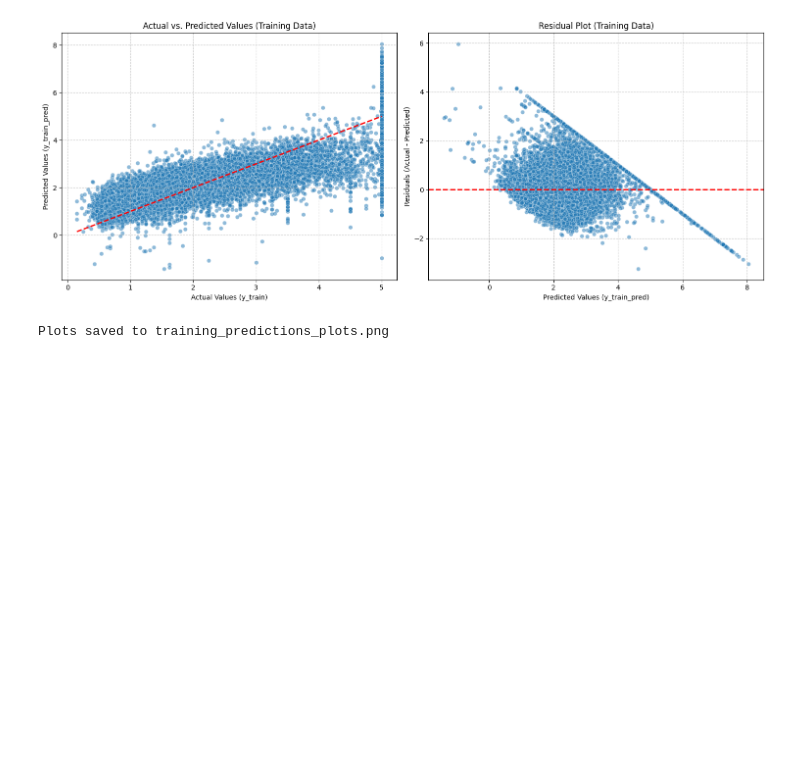
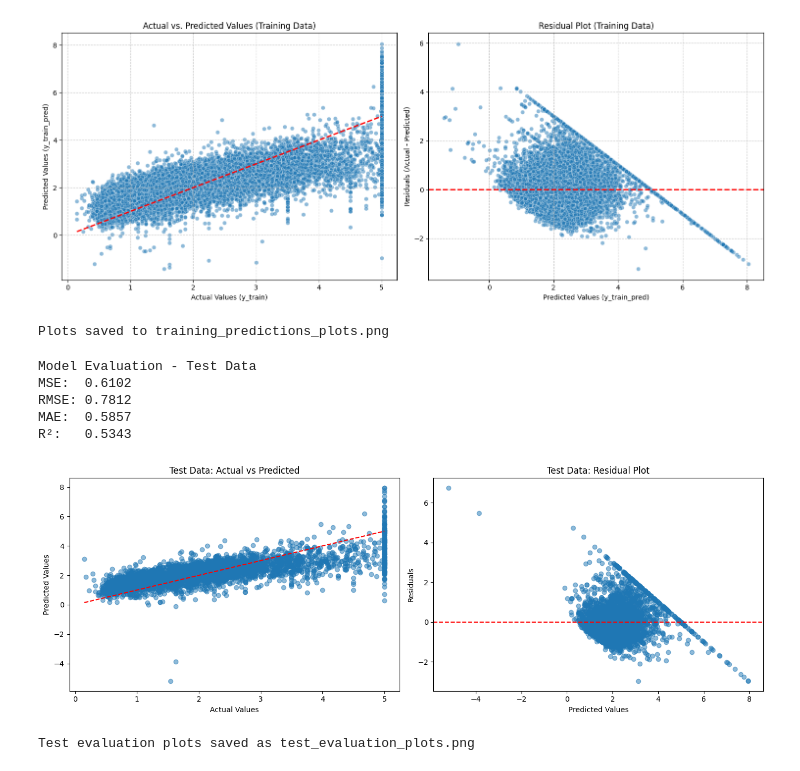
Before and after one commit to TitiOjutiku/A02-QNS25001-KMD24003, a Jupyter notebook: California_housing with training plots.ipynb, the cells around one changed output. Drawn from its saved outputs; the diff is of its cells as text; code cells hidden in the pictures; blank space fills up the shorter version.

Commit message:
Add test evaluation metrics and plots

```diff
--- a/California_housing with training plots.ipynb
+++ b/California_housing with training plots.ipynb
@@ -119,3 +119,69 @@ fig.savefig(plot_filename)
 print(f"Plots saved to {plot_filename}")
 # %% [output]
 Plots saved to training_predictions_plots.png
+# %%
+# Model Evaluation Metrics
+from sklearn.metrics import mean_squared_error, mean_absolute_error, r2_score
+import numpy as np
+
+# Generate predictions on the test data
+y_test_pred = mlp_model.predict(X_test)
+
+# Calculate evaluation metrics
+mse = mean_squared_error(y_test, y_test_pred)
+rmse = np.sqrt(mse)
+mae = mean_absolute_error(y_test, y_test_pred)
+r2 = r2_score(y_test, y_test_pred)
+
+# Display results
+print("Model Evaluation - Test Data")
+print(f"MSE:  {mse:.4f}")
+print(f"RMSE: {rmse:.4f}")
+print(f"MAE:  {mae:.4f}")
+print(f"R²:   {r2:.4f}")
+# %% [output]
+Model Evaluation - Test Data
+MSE:  0.6102
+RMSE: 0.7812
+MAE:  0.5857
+R²:   0.5343
+# %%
+# Test Set Evaluation Plots
+
+import matplotlib.pyplot as plt
+
+# Calculate residuals
+test_residuals = y_test - y_test_pred
+
+# Create evaluation plots
+fig, axes = plt.subplots(1, 2, figsize=(14, 5))
+
+# Actual vs Predicted
+axes[0].scatter(y_test, y_test_pred, alpha=0.5)
+axes[0].plot(
+    [y_test.min(), y_test.max()],
+    [y_test.min(), y_test.max()],
+    'r--'
+)
+axes[0].set_xlabel("Actual Values")
+axes[0].set_ylabel("Predicted Values")
+axes[0].set_title("Test Data: Actual vs Predicted")
+
+# Residual Plot
+axes[1].scatter(y_test_pred, test_residuals, alpha=0.5)
+axes[1].axhline(y=0, color='r', linestyle='--')
+axes[1].set_xlabel("Predicted Values")
+axes[1].set_ylabel("Residuals")
+axes[1].set_title("Test Data: Residual Plot")
+
+plt.tight_layout()
+
+# Save plot
+plt.savefig("test_evaluation_plots.png", dpi=300, bbox_inches="tight")
+
+plt.show()
+
+print("Test evaluation plots saved as test_evaluation_plots.png")
+# %% [output]
+[figure, added]
+Test evaluation plots saved as test_evaluation_plots.png
```
Also changed, not shown: parts of 1 cell of this notebook.
